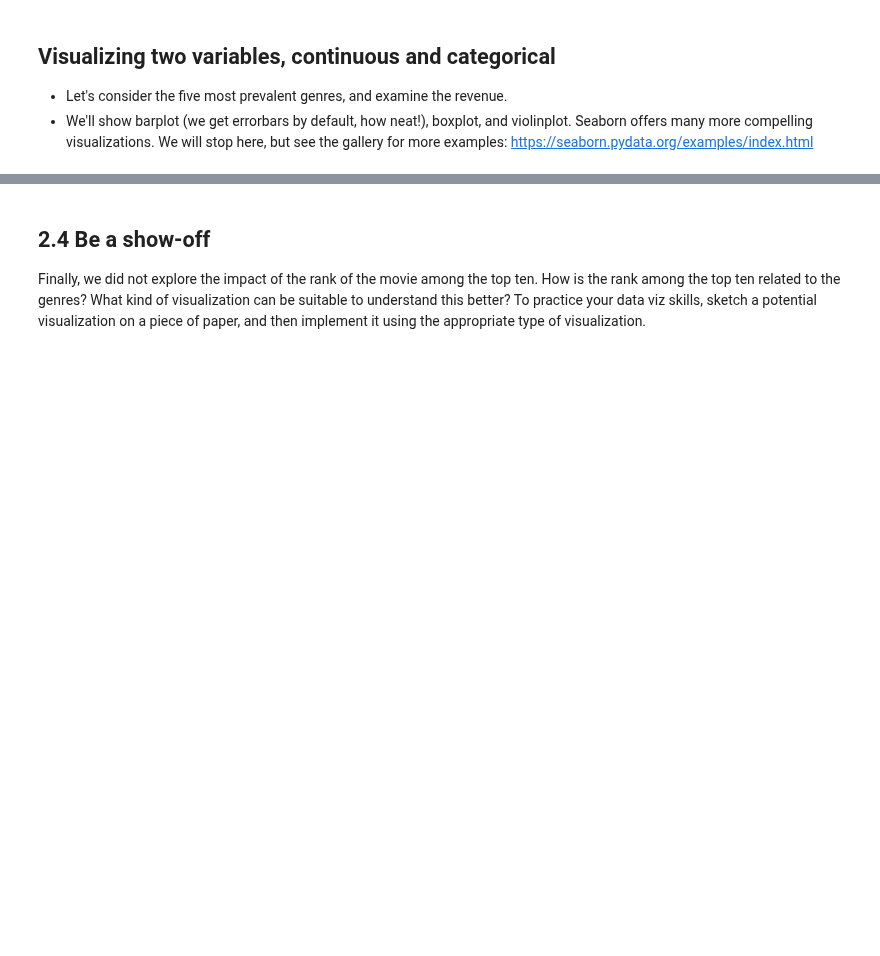
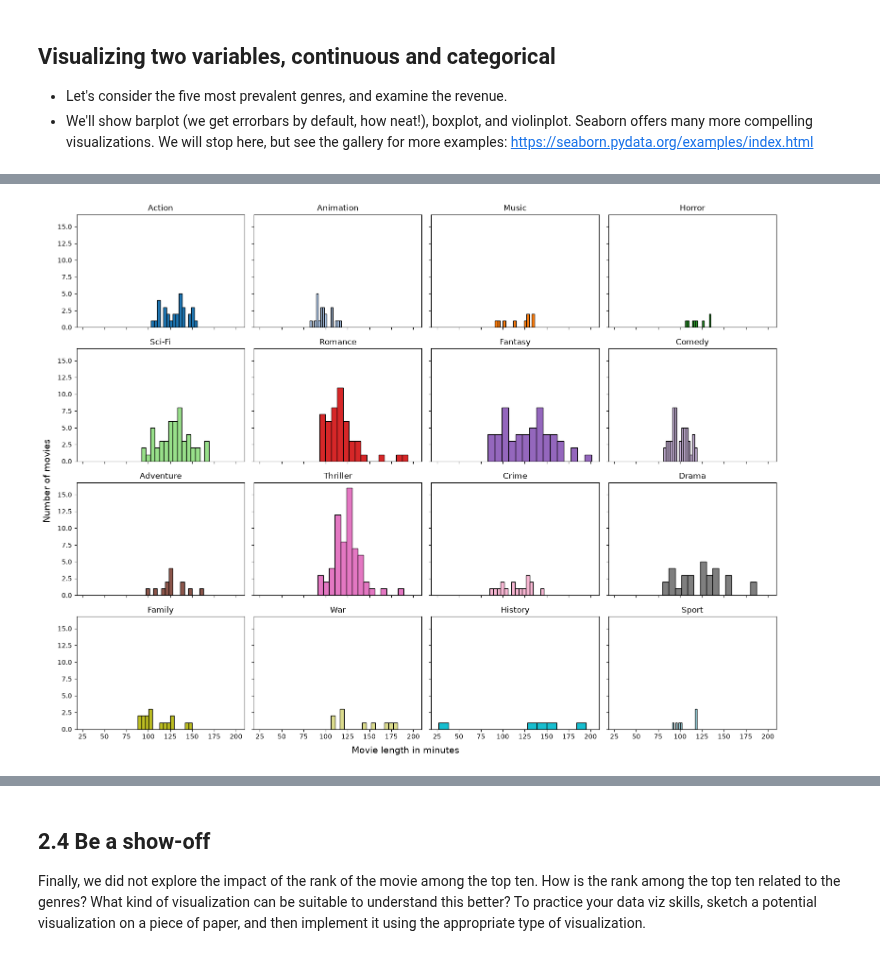
Before and after one commit to haaissa/ada-2026, a Jupyter notebook: Exercises/02 - Data viz and data from the web/Becoming a DataVizard exercise.ipynb, the cells around one changed output, grey strips where cells are left out. Saved outputs shown, nothing was run; the diff lists cells and outputs as text; code cells hidden in the pictures; blank space fills up the shorter version.

```diff
--- a/Exercises/02 - Data viz and data from the web/Becoming a DataVizard exercise.ipynb
+++ b/Exercises/02 - Data viz and data from the web/Becoming a DataVizard exercise.ipynb
@@ -208,0 +227,11 @@ In the next three excercises, you are provided with descriptions and rough sketc
+# %%
+# Calculate stats by genre here
+genres = movies['Main_Genre'].dropna().unique()
+copy = movies
+copy['genre_tot'] = 1
+copy.groupby('Main_Genre').agg({
+    'genre_tot': 'sum',
+    'imdb_rating': 'mean',
+    'length': 'mean',
+    'worldwide_gross': 'mean'
+})
@@ -209,3 +257,26 @@ In the next three excercises, you are provided with descriptions and rough sketc
+# %%
+import matplotlib.cm as cm
+
+# Write your code to make 4x4 panel here
+fig, axes = plt.subplots(nrows=4, ncols=4, figsize=(16, 12), sharex=True, sharey=True)
+colors = cm.tab20(np.linspace(0, 1, len(genres)))
+
+axes = axes.flatten()
+
+# Iterate through each genre and its corresponding subplot axis
+for i, genre in enumerate(genres):
+    ax = axes[i]
+    genre_lengths = movies[movies['Main_Genre'] == genre]['length']
+    ax.hist(genre_lengths, bins=15, color=colors[i], edgecolor='black')
+    ax.set_title(genre)
+
+fig.text(0.5, 0.02, 'Movie length in minutes', ha='center', fontsize=14)
+fig.text(0.02, 0.5, 'Number of movies', va='center', rotation='vertical', fontsize=14)
+
+plt.tight_layout(rect=[0.03, 0.03, 1, 1])
+plt.show()
+# %% [output]
+[figure, added]
 # %%
 # Write your interpretation here
 # %% [markdown]
```
Also changed, not shown: parts of 24 cells of this notebook, 2 other files.
